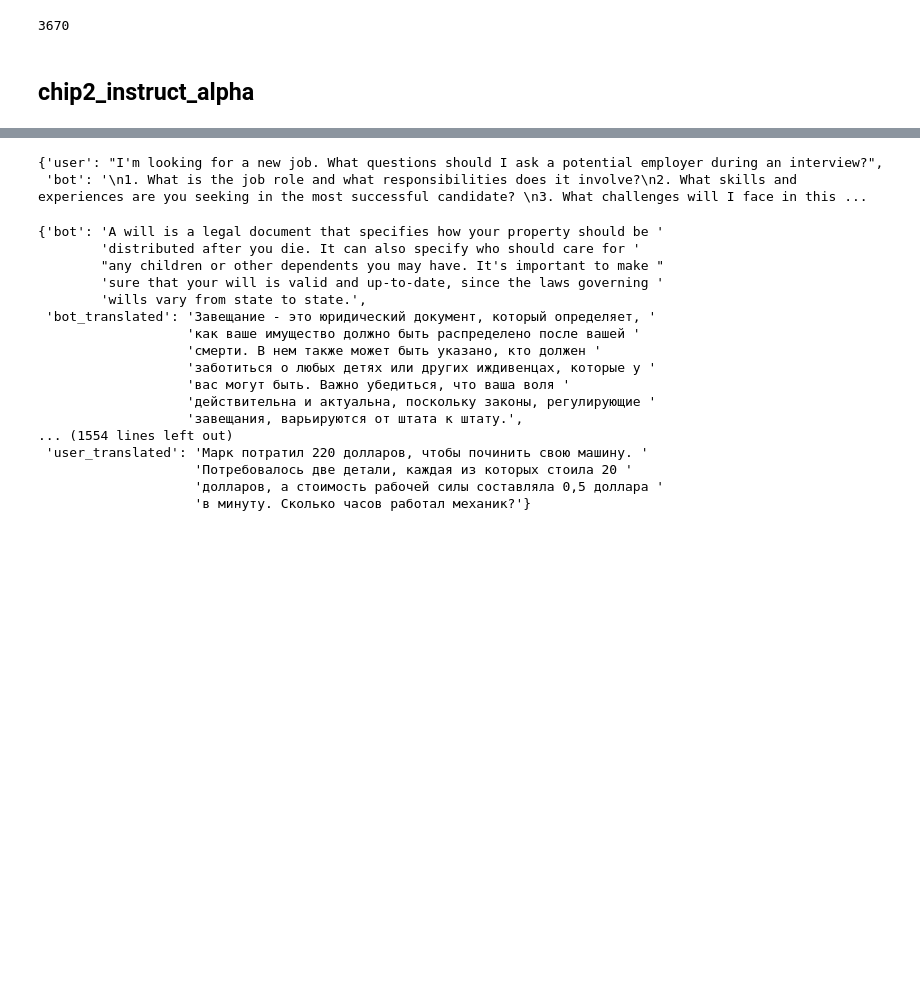
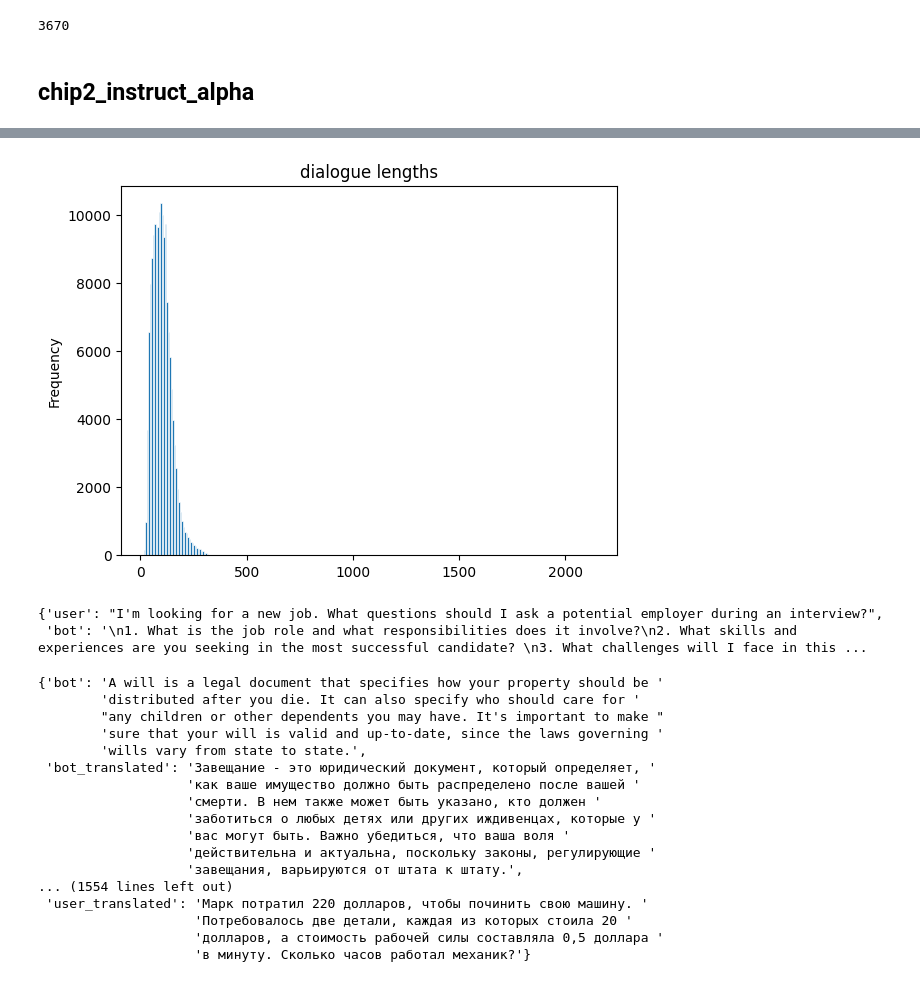
Before and after one commit to dmitrymailk/DeepSpeedExamples, a Jupyter notebook: applications/DeepSpeed-Chat/training/step1_supervised_finetuning/notebooks/prepare_datasets.ipynb, the cells around one changed output, grey strips where cells are left out. Drawn from its saved outputs; the diff is of its cells as text; code cells hidden in the pictures; blank space fills up the shorter version.

```diff
--- a/applications/DeepSpeed-Chat/training/step1_supervised_finetuning/notebooks/prepare_datasets.ipynb
+++ b/applications/DeepSpeed-Chat/training/step1_supervised_finetuning/notebooks/prepare_datasets.ipynb
@@ -378,5 +420,8 @@ len(conversations_paths.keys())
 from datasets import load_dataset
 import pandas as pd
 # load_dataset("json", "../datasets/pure_datasets/chip2_instruct_alpha/chip2_instruct_alpha_v6a_2.json")
-data = pd.read_json(path_or_buf="../datasets/pure_datasets/chip2_instruct_alpha/chip2_instruct_alpha_v6a_4.json")
+data_1 = pd.read_json(path_or_buf="../datasets/chip2_instruct_alpha/chip2_instruct_alpha_v6a_1_translated.json")
+data_2 = pd.read_json(path_or_buf="../datasets/chip2_instruct_alpha/chip2_instruct_alpha_v6a_2_translated.json")
+data_3 = pd.read_json(path_or_buf="../datasets/chip2_instruct_alpha/chip2_instruct_alpha_v6a_3_translated.json")
+data_4 = pd.read_json(path_or_buf="../datasets/chip2_instruct_alpha/chip2_instruct_alpha_v6a_4_translated.json")
 # %%
@@ -385,0 +447,19 @@ len(data)
+# %%
+lengths = []
+for i in range(len(data_1)):
+    format_func = lambda u, b: f'User: {u} Bot: {b}'
+    tok_len = lambda prompt: len(tokenizer(prompt)['input_ids'])
+    user_1 = data_1.iloc[i]['user_translated']
+    bot_1 = data_1.iloc[i]['bot_translated']
+    user_2 = data_2.iloc[i]['user_translated']
+    bot_2 = data_2.iloc[i]['bot_translated']
+    user_3 = data_3.iloc[i]['user_translated']
+    bot_3 = data_3.iloc[i]['bot_translated']
+
+    lengths.append(tok_len(format_func(user_1, bot_1)))
+    lengths.append(tok_len(format_func(user_2, bot_2)))
+    lengths.append(tok_len(format_func(user_3, bot_3)))
+# %%
+visualize_hist(lengths, "dialogue lengths")
+# %% [output]
+[figure, added]
```
Also changed, not shown: parts of 31 cells of this notebook, 3 other files.
